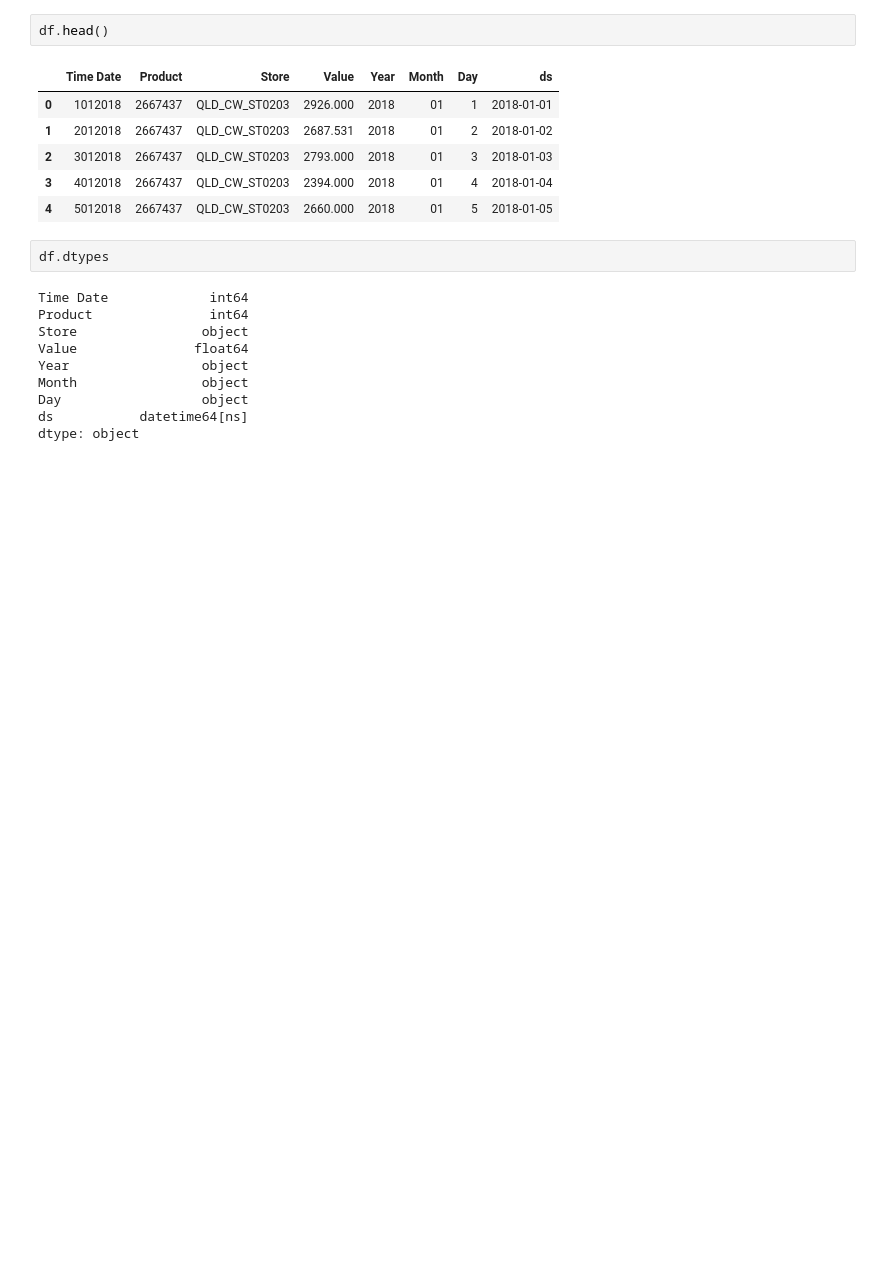
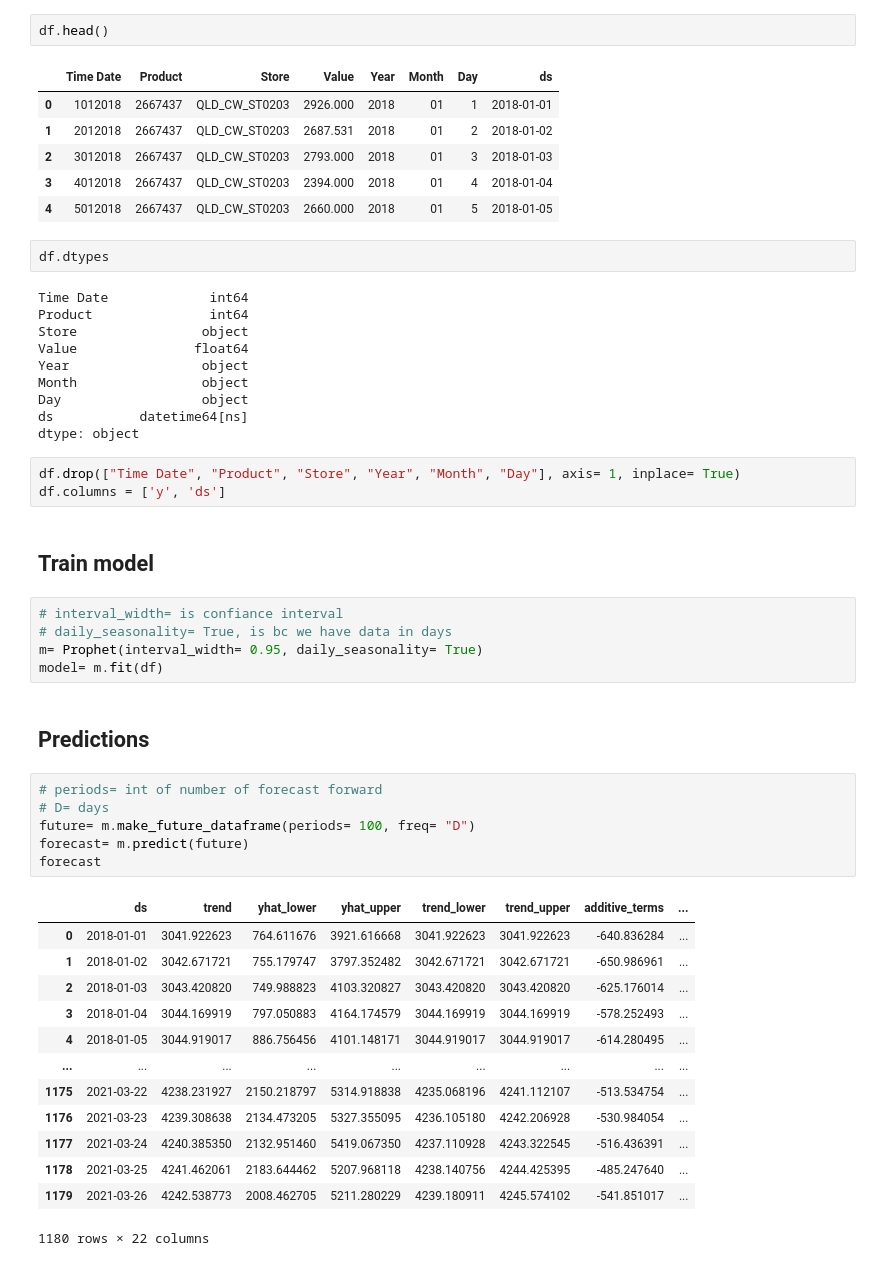
Before and after one commit to razielar/coursera_time_series_forecasting, a Jupyter notebook: prophet/playground.prophet.ipynb, the cells around one changed output. Saved outputs shown, nothing was run; the diff lists cells and outputs as text; blank space fills up the shorter version.

```diff
--- a/prophet/playground.prophet.ipynb
+++ b/prophet/playground.prophet.ipynb
@@ -64,3 +64,35 @@ Month                object
 Day                  object
 ds           datetime64[ns]
 dtype: object
+# %%
+df.drop(["Time Date", "Product", "Store", "Year", "Month", "Day"], axis= 1, inplace= True)
+df.columns = ['y', 'ds']
+# %% [markdown]
+## Train model
+# %%
+# interval_width= is confiance interval
+# daily_seasonality= True, is bc we have data in days
+m= Prophet(interval_width= 0.95, daily_seasonality= True)
+model= m.fit(df)
+# %% [markdown]
+## Predictions
+# %%
+# periods= int of number of forecast forward
+# D= days
+future= m.make_future_dataframe(periods= 100, freq= "D")
+forecast= m.predict(future)
+forecast
+# %% [output]
+|  | ds | trend | yhat_lower | yhat_upper | trend_lower | trend_upper | additive_terms | ... |
+| 0 | 2018-01-01 | 3041.922623 | 764.611676 | 3921.616668 | 3041.922623 | 3041.922623 | -640.836284 | ... |
+| 1 | 2018-01-02 | 3042.671721 | 755.179747 | 3797.352482 | 3042.671721 | 3042.671721 | -650.986961 | ... |
+| 2 | 2018-01-03 | 3043.420820 | 749.988823 | 4103.320827 | 3043.420820 | 3043.420820 | -625.176014 | ... |
+| 3 | 2018-01-04 | 3044.169919 | 797.050883 | 4164.174579 | 3044.169919 | 3044.169919 | -578.252493 | ... |
+| 4 | 2018-01-05 | 3044.919017 | 886.756456 | 4101.148171 | 3044.919017 | 3044.919017 | -614.280495 | ... |
+| ... | ... | ... | ... | ... | ... | ... | ... | ... |
+| 1175 | 2021-03-22 | 4238.231927 | 2150.218797 | 5314.918838 | 4235.068196 | 4241.112107 | -513.534754 | ... |
+| 1176 | 2021-03-23 | 4239.308638 | 2134.473205 | 5327.355095 | 4236.105180 | 4242.206928 | -530.984054 | ... |
+| 1177 | 2021-03-24 | 4240.385350 | 2132.951460 | 5419.067350 | 4237.110928 | 4243.322545 | -516.436391 | ... |
+| 1178 | 2021-03-25 | 4241.462061 | 2183.644462 | 5207.968118 | 4238.140756 | 4244.425395 | -485.247640 | ... |
+| 1179 | 2021-03-26 | 4242.538773 | 2008.462705 | 5211.280229 | 4239.180911 | 4245.574102 | -541.851017 | ... |
+1180 rows × 22 columns
```
Also changed, not shown: parts of 8 cells of this notebook.
